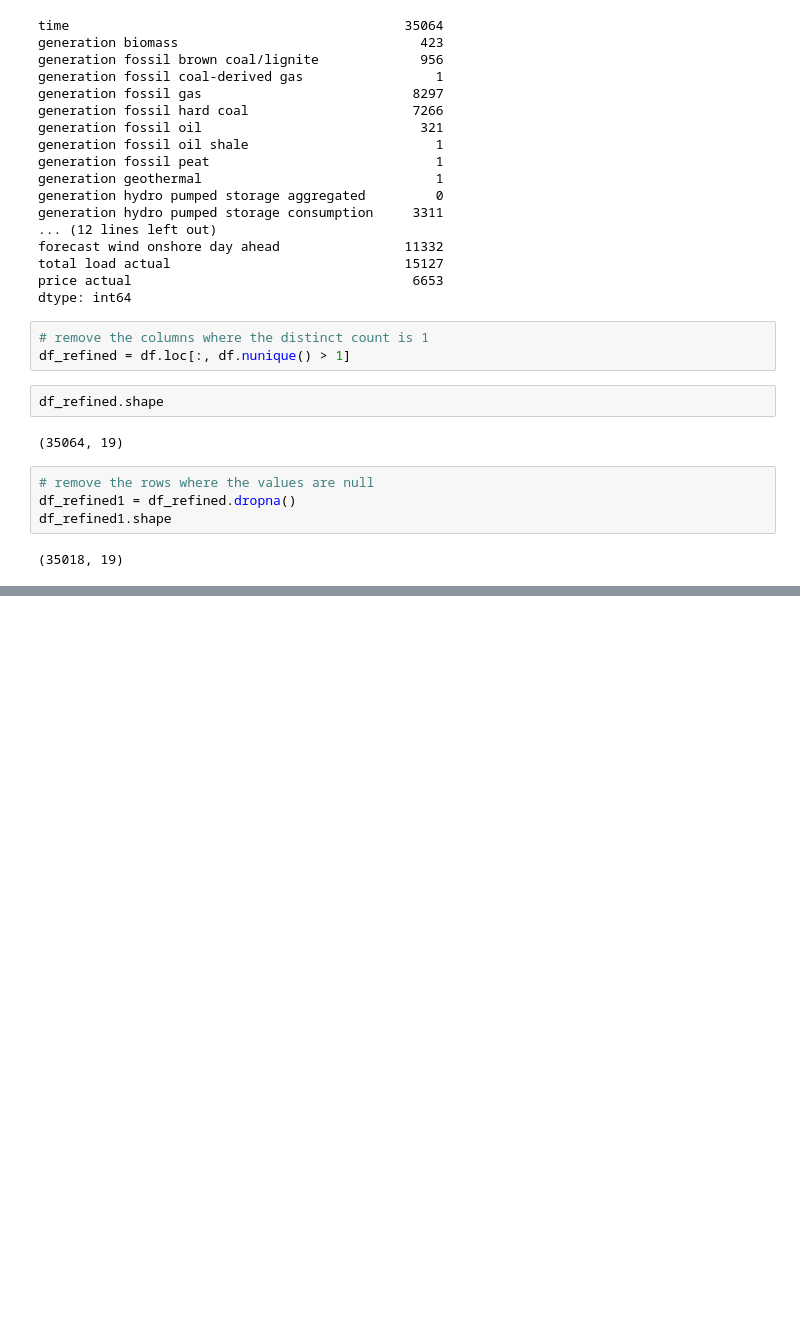
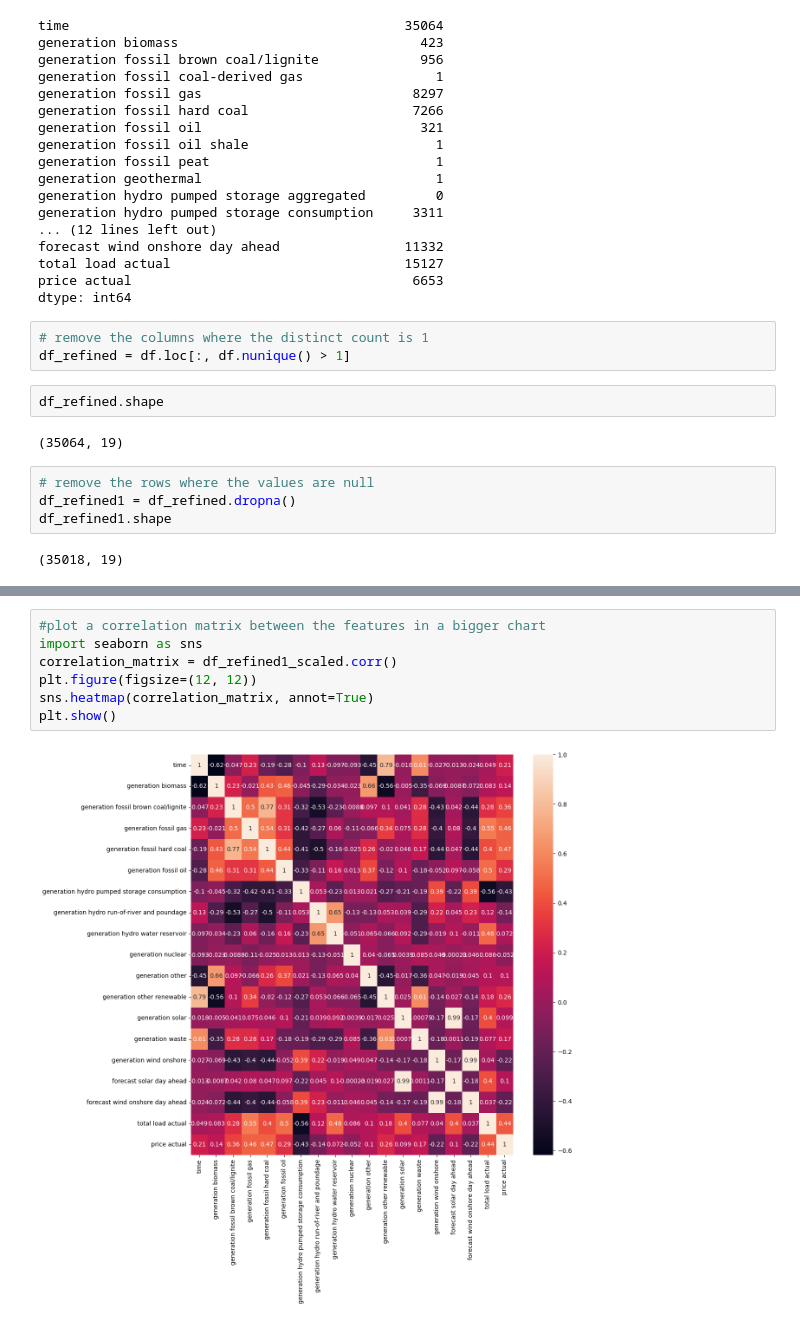
Before and after one commit to mahimanarang7/PythonProject1, a Jupyter notebook: power_consumption.ipynb, the cells around one changed output, grey strips where cells are left out. Saved outputs shown, nothing was run; the diff lists cells and outputs as text; blank space fills up the shorter version.

```diff
--- a/power_consumption.ipynb
+++ b/power_consumption.ipynb
@@ -220,0 +246,9 @@ plt.show()
+# %%
+#plot a correlation matrix between the features in a bigger chart
+import seaborn as sns
+correlation_matrix = df_refined1_scaled.corr()
+plt.figure(figsize=(12, 12))
+sns.heatmap(correlation_matrix, annot=True)
+plt.show()
+# %% [output]
+[figure, added]
```
Also changed, not shown: parts of 2 cells of this notebook, 2 other files.
